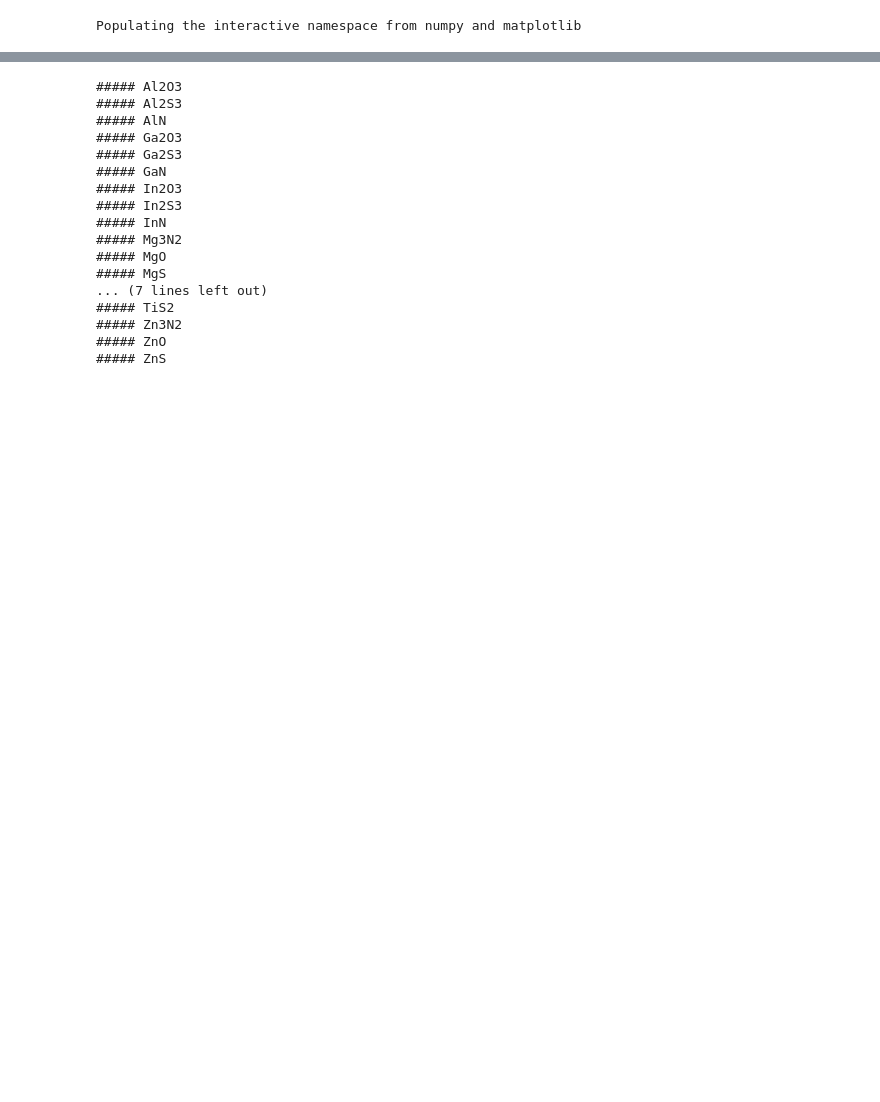
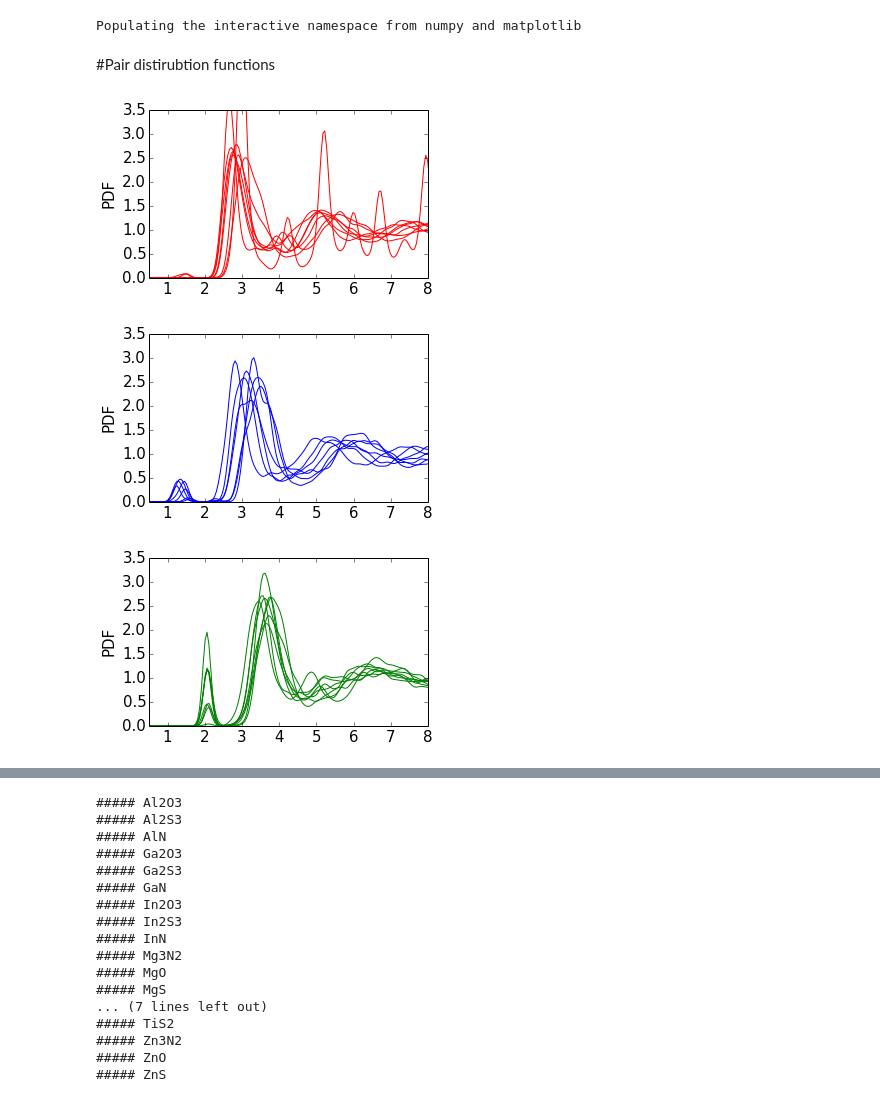
Before and after one commit to pzawadzk/IPython-NB-amorphous, a Jupyter notebook: R2_SON_structures.ipynb, the cells around one changed output, grey strips where cells are left out. Cells and saved outputs as stored; diff of their text form; code cells hidden in the pictures; blank space fills up the shorter version.

```diff
--- a/R2_SON_structures.ipynb
+++ b/R2_SON_structures.ipynb
@@ -125,5 +129,23 @@ else:
     Cn = pickle.load(f)
     f.close()
+# %% [markdown]
+#Pair distirubtion functions
+# %%
+col = {'NN':'b', 'OO':'r', 'SS':'g'}
+for key_type in ['OO', 'NN', 'SS']:
+    figure(figsize=(5,3))
+    for mat in Pdf.keys():
+        for key in Pdf[mat]:
+            if key == key_type:
+                ax = gca()
+                ax.plot(r, Pdf[mat][key], '-%s'%col[key])
+                #ax.set_xlabel(r'$r$ $[\AA]$')
+                ax.set_ylabel('PDF')
+                ax.axis(xmin=0.5, xmax=8, ymin=0, ymax=3.5)
+# %% [output]
+[figure, added]
+[figure, added]
+[figure, added]
 # %%
 for mat in Pdf.keys():
     [A, B, C] = re.findall('[A-Z][^A-Z]*', data[mat][0][0])
```
Also changed, not shown: parts of 16 cells of this notebook, 4 other files.
